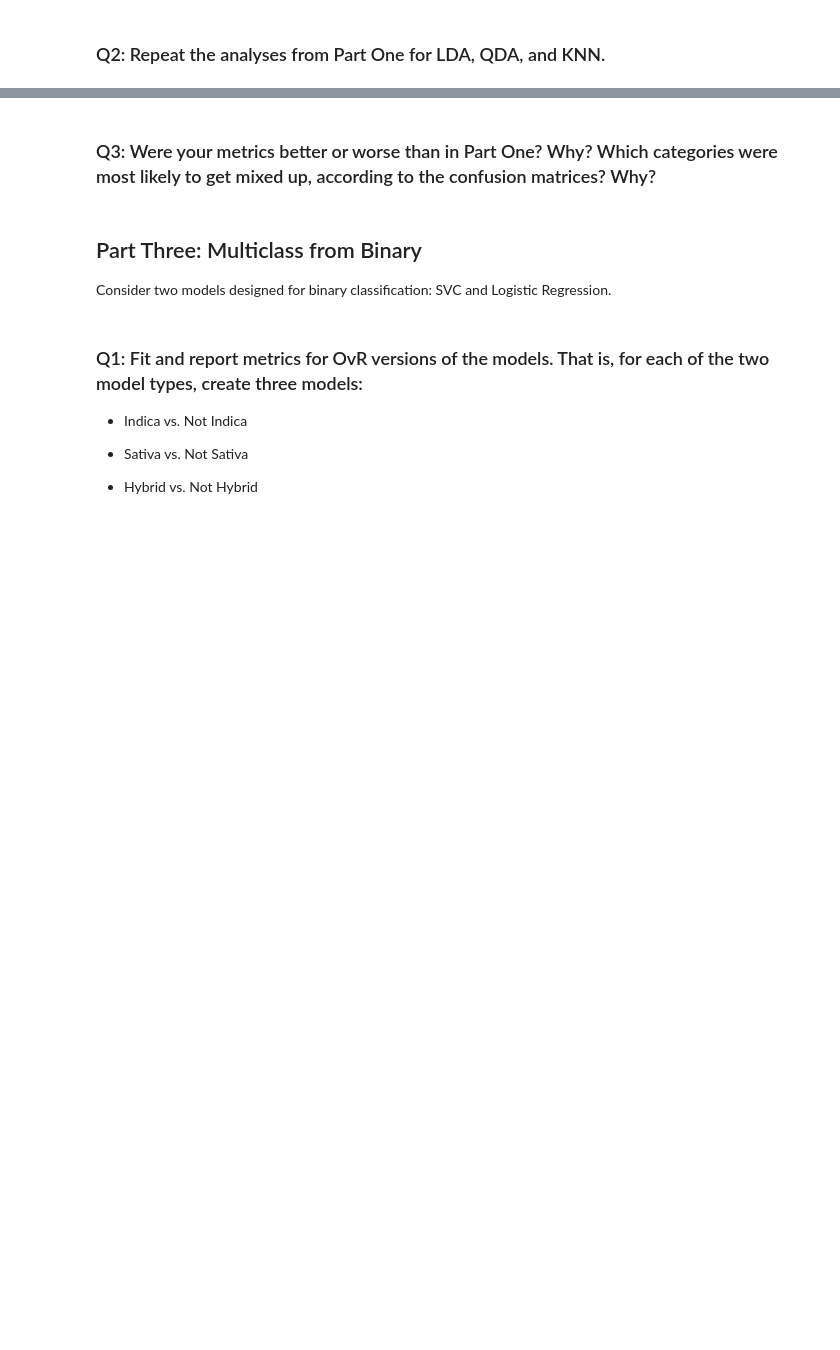
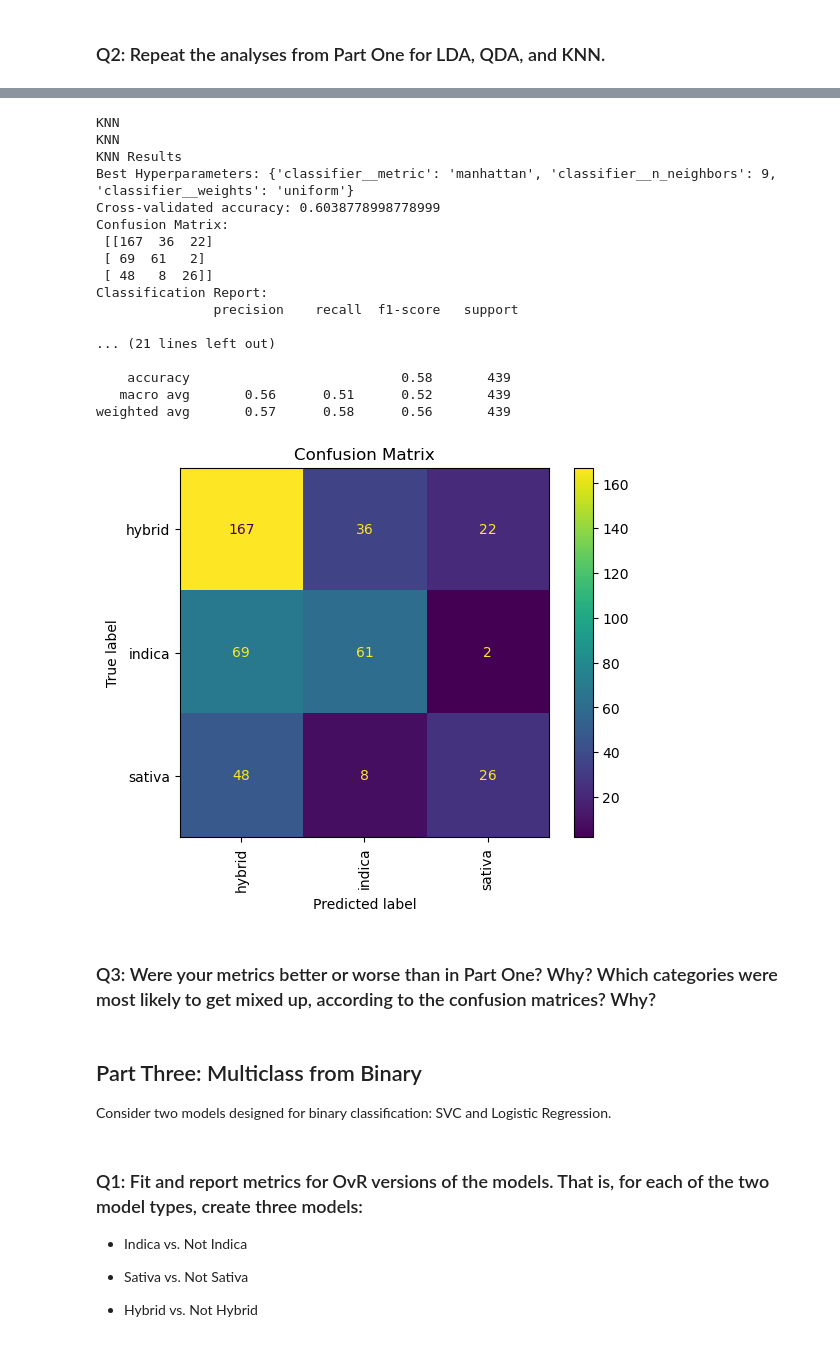
Before and after one commit to summerchurby/GSB-544, a Jupyter notebook: Lab8.ipynb, the cells around one changed output, grey strips where cells are left out. Cells and saved outputs as stored; diff of their text form; code cells hidden in the pictures; blank space fills up the shorter version.

```diff
--- a/Lab8.ipynb
+++ b/Lab8.ipynb
@@ -294,3 +360,39 @@ weighted avg       0.60      0.60      0.60       471
+# %%
+# knn
+print("KNN")
+knn_model = KNeighborsClassifier()
+knn_param_grid = {
+    'classifier__n_neighbors': [3, 5, 7, 9],
+    'classifier__weights': ['uniform', 'distance'],
+    'classifier__metric': ['euclidean', 'manhattan']
+}
+knn_results = tune_and_evaluate_model(knn_model, knn_param_grid, X_train, y_train, X_test, y_test, labels=le.classes_)
+
+print("KNN Results")
+print("Best Hyperparameters:", knn_results[0])
+print("Cross-validated accuracy:", knn_results[1])
+print("Confusion Matrix:\n", knn_results[2])
+print("Classification Report:\n", knn_results[3])
+plot_conf_matrix(knn_results[4], X_test, y_test, labels=le.classes_)
+# %% [output]
+KNN
+KNN
+KNN Results
+Best Hyperparameters: {'classifier__metric': 'manhattan', 'classifier__n_neighbors': 9, 'classifier__weights': 'uniform'}
+Cross-validated accuracy: 0.6038778998778999
+Confusion Matrix:
+ [[167  36  22]
+ [ 69  61   2]
+ [ 48   8  26]]
+Classification Report:
+               precision    recall  f1-score   support
+
+... (21 lines left out)
+
+    accuracy                           0.58       439
+   macro avg       0.56      0.51      0.52       439
+weighted avg       0.57      0.58      0.56       439
+[figure, added]
 # %% [markdown]
 ### Q3: Were your metrics better or worse than in Part One? Why? Which categories were most likely to get mixed up, according to the confusion matrices? Why?
 # %% [markdown]
```
Also changed, not shown: parts of 3 cells of this notebook.
